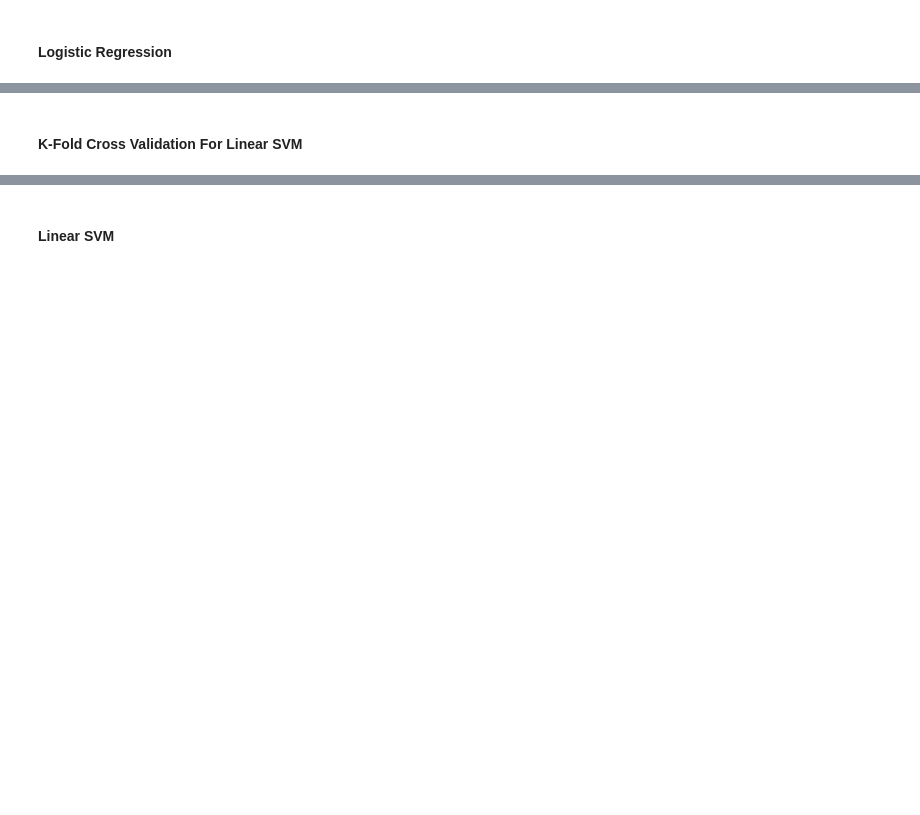
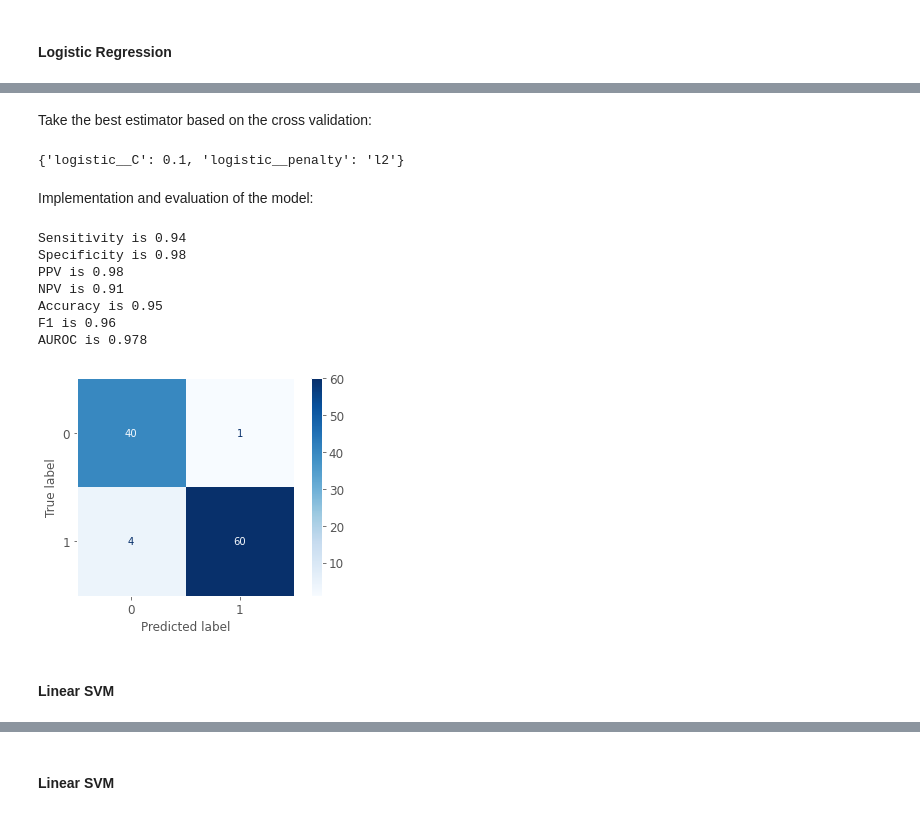
Before and after one commit to mlh-master/hw2_mlh-ofrirotem, a Jupyter notebook: HW2.ipynb, the cells around one changed output, grey strips where cells are left out. Saved outputs shown, nothing was run; the diff lists cells and outputs as text; code cells hidden in the pictures; blank space fills up the shorter version.

```diff
--- a/HW2.ipynb
+++ b/HW2.ipynb
@@ -419,9 +370,13 @@ Q4 - Encoding the data as one hot vectors
 # %%
 label_encoder = LabelEncoder()
 one_hot_encoder = OneHotEncoder(sparse=False)
-one_hot_vector = one_hot_encoder.fit_transform(dataset)
-print(one_hot_vector)
-print(one_hot_vector.shape)
+X_train_hv = one_hot_encoder.fit_transform(X_train)
+X_test_hv = one_hot_encoder.transform(X_test)
+
+print(X_train_hv)
+print(X_test_hv)
+print(X_train_hv.shape)
+print(X_test_hv.shape)
 # %% [output]
 [[0. 0. 0. ... 0. 1. 0.]
  [0. 0. 0. ... 0. 1. 0.]
@@ -578,0 +433,16 @@ scores
+# %%
+solver = 'lbfgs'
+scaler = StandardScaler()
+max_iter = 200
+n_splits = 5
+penalty = ['l2']
+log_reg = LogisticRegression(random_state=5, max_iter=max_iter,solver=solver)
+lmbda = np.array([0.01, 0.01, 1, 10, 100, 1000])
+
+skf = StratifiedKFold(n_splits = n_splits, random_state=42, shuffle=True)
+
+pipe = Pipeline(steps=[('scale', scaler), ('logistic', log_reg)])
+log_lin = GridSearchCV(estimator=pipe, param_grid={'logistic__C': 1/lmbda, 'logistic__penalty': penalty},
+                   scoring=['accuracy','f1','precision','recall','roc_auc'], cv=skf,
+                   refit='roc_auc', verbose=3, return_train_score=True)
+log_lin.fit(X_train_hv, Y_train)
@@ -579,2 +487,30 @@ scores
+# %% [markdown]
+Take the best estimator based on the cross validation:
+# %%
+best_log_reg = log_lin.best_estimator_
+print(log_lin.best_params_)
+# %% [output]
+{'logistic__C': 0.1, 'logistic__penalty': 'l2'}
+# %% [markdown]
+Implementation and evaluation of the model:
+# %%
+y_pred = best_log_reg.predict(X_test_hv)
+y_pred_proba = best_log_reg.predict_proba(X_test_hv)
+
+plot_confusion_matrix(best_log_reg, X_test_hv, Y_test, cmap=plt.cm.Blues)
+plt.grid(False)
+
+print('Sensitivity is {:.2f} \nSpecificity is {:.2f} \nPPV is {:.2f} \nNPV is {:.2f} \nAccuracy is {:.2f} \nF1 is {:.2f} '.format(*evaluation_metrics(Y_test, y_pred)))
+
+print('AUROC is {:.3f}'.format(roc_auc_score(Y_test, y_pred_proba[:,1])))
+# %% [output]
+Sensitivity is 0.94
+Specificity is 0.98
+PPV is 0.98
+NPV is 0.91
+Accuracy is 0.95
+F1 is 0.96
+AUROC is 0.978
+[figure, added]
 # %% [markdown]
-#### K-Fold Cross Validation For Linear SVM
+#### Linear SVM
```
Also changed, not shown: parts of 95 cells of this notebook.
